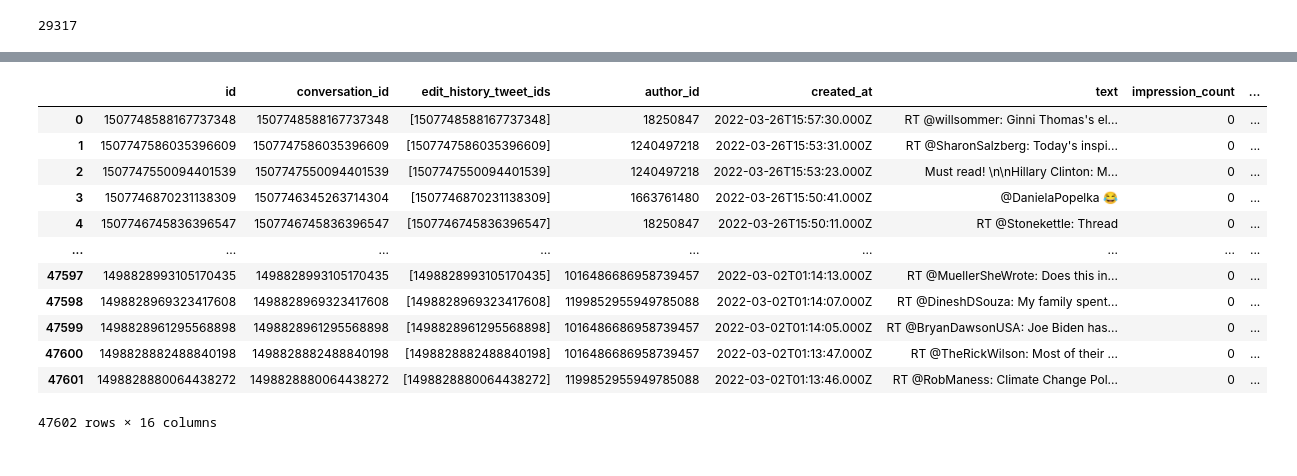
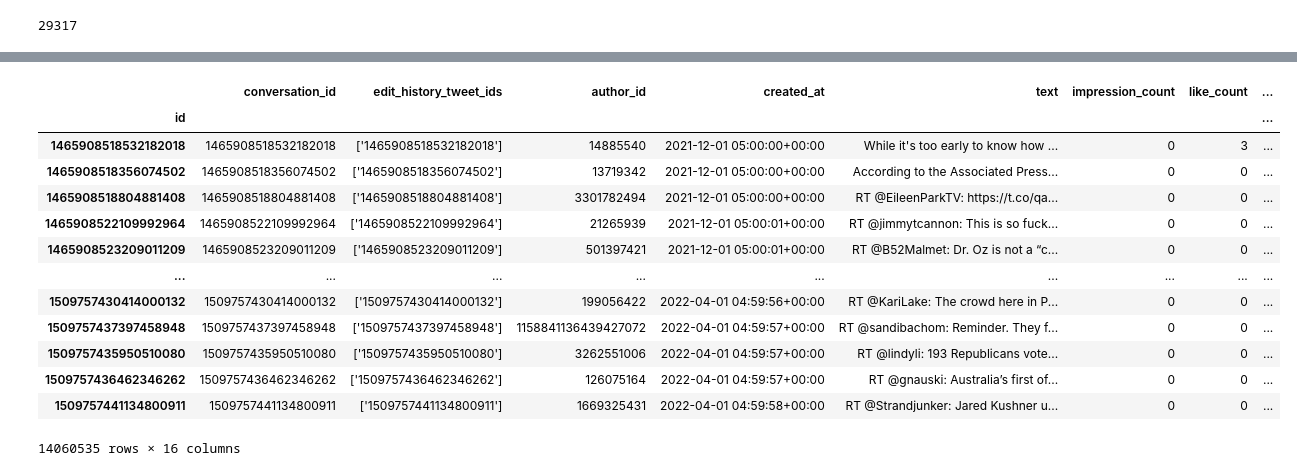
Before and after one commit to deamonpog/osninf, a Jupyter notebook: Preprocess_Tweet_Texts.ipynb, the cells around one changed output, grey strips where cells are left out. Drawn from its saved outputs; the diff is of its cells as text; code cells hidden in the pictures.

```diff
--- a/Preprocess_Tweet_Texts.ipynb
+++ b/Preprocess_Tweet_Texts.ipynb
@@ -84,7 +69,8 @@ s3fs = s3fs.S3FileSystem(anon=False)
 # %%
 english_stop_words = set(stopwords.words('english'))
 # %%
-data_files = [f"s3://{file_path}" for file_path in s3fs.glob("s3://mips-main-tests/chathura_tests/cache2/*cache*.json.gzip")]
+data_files = glob.glob("./cache2_data/*cache*.json.gzip")
+data_files.sort()
 len(data_files)
 # %% [output]
 29317
@@ -143,0 +118,17 @@ all_data[0]
+# %%
+def read_tweets_and_places(in_data_files):
+    all_tweets = []
+    all_places = []
+    for data_file in in_data_files:
+        tweets, places = read_local_text_data_filtered(data_file)
+        if tweets is not None:
+            all_tweets.extend(tweets)
+        else:
+            print(f"Tweets is None for {data_file}")
+        if places is not None:
+            all_places.extend(places)
+    place_dict = {place["id"]: place["full_name"] for place in all_places}
+    return all_tweets, place_dict
+# %%
+%%time
+tweets, places = read_tweets_and_places(data_files)
@@ -209,6 +205,7 @@ column_names = ['id',
                 'replied_to',
                 'retweeted',
                 'in_reply_to_user_id',
+                'geo',
                 'mentions']
 def get_columns(tweet_json):
     quoted = []
@@ -239,12 +236,19 @@ def get_columns(tweet_json):
         str(replied_to),
         str(retweeted),
         Maybe(tweet_json).field("in_reply_to_user_id").value(),
-        # tweet_json["geo"] # we dont take this field at the moment
+        Maybe(places).field( Maybe(tweet_json).field("geo").field("place_id").value() ).value(),
         Maybe(tweet_json).field("entities").field("mentions").array(lambda m: m["id"], str),
         # Maybe(tweet_json).field("attachments") # we dont take this field at the moment
     ]
     return columns_values
 # %%
-df = pd.DataFrame([get_columns(d) for d in all_data], columns=column_names)
-df
+%%time
+tdf = pd.DataFrame([get_columns(tw) for tw in tweets],  columns=column_names, dtype=str)
+print(tdf.shape)
+tdf.drop_duplicates(subset="id", inplace=True)
+print(tdf.shape)
+tdf.set_index("id", inplace=True)
+tdf["created_at"] = tdf["created_at"].apply(lambda x: datetime.datetime.strptime(x, "%Y-%m-%dT%H:%M:%S.%f%z"))
+tdf.sort_values("created_at", inplace=True)
+tdf
 # %% [output]
@@ -251,13 +259,14 @@ df
-|  | id | conversation_id | edit_history_tweet_ids | author_id | created_at | text | impression_count | ... |
-| 0 | 1507748588167737348 | 1507748588167737348 | [1507748588167737348] | 18250847 | 2022-03-26T15:57:30.000Z | RT @willsommer: Ginni Thomas's el... | 0 | ... |
-| 1 | 1507747586035396609 | 1507747586035396609 | [1507747586035396609] | 1240497218 | 2022-03-26T15:53:31.000Z | RT @SharonSalzberg: Today's inspi... | 0 | ... |
-| 2 | 1507747550094401539 | 1507747550094401539 | [1507747550094401539] | 1240497218 | 2022-03-26T15:53:23.000Z | Must read! \n\nHillary Clinton: M... | 0 | ... |
-| 3 | 1507746870231138309 | 1507746345263714304 | [1507746870231138309] | 1663761480 | 2022-03-26T15:50:41.000Z | @DanielaPopelka 😂 | 0 | ... |
-| 4 | 1507746745836396547 | 1507746745836396547 | [1507746745836396547] | 18250847 | 2022-03-26T15:50:11.000Z | RT @Stonekettle: Thread | 0 | ... |
+|  | conversation_id | edit_history_tweet_ids | author_id | created_at | text | impression_count | like_count | ... |
+| id |  |  |  |  |  |  |  | ... |
+| 1465908518532182018 | 1465908518532182018 | ['1465908518532182018'] | 14885540 | 2021-12-01 05:00:00+00:00 | While it's too early to know how ... | 0 | 3 | ... |
+| 1465908518356074502 | 1465908518356074502 | ['1465908518356074502'] | 13719342 | 2021-12-01 05:00:00+00:00 | According to the Associated Press... | 0 | 0 | ... |
+| 1465908518804881408 | 1465908518804881408 | ['1465908518804881408'] | 3301782494 | 2021-12-01 05:00:00+00:00 | RT @EileenParkTV: https://t.co/qa... | 0 | 0 | ... |
+| 1465908522109992964 | 1465908522109992964 | ['1465908522109992964'] | 21265939 | 2021-12-01 05:00:01+00:00 | RT @jimmytcannon: This is so fuck... | 0 | 0 | ... |
+| 1465908523209011209 | 1465908523209011209 | ['1465908523209011209'] | 501397421 | 2021-12-01 05:00:01+00:00 | RT @B52Malmet: Dr. Oz is not a “c... | 0 | 0 | ... |
 | ... | ... | ... | ... | ... | ... | ... | ... | ... |
-| 47597 | 1498828993105170435 | 1498828993105170435 | [1498828993105170435] | 1016486686958739457 | 2022-03-02T01:14:13.000Z | RT @MuellerSheWrote: Does this in... | 0 | ... |
-| 47598 | 1498828969323417608 | 1498828969323417608 | [1498828969323417608] | 1199852955949785088 | 2022-03-02T01:14:07.000Z | RT @DineshDSouza: My family spent... | 0 | ... |
-| 47599 | 1498828961295568898 | 1498828961295568898 | [1498828961295568898] | 1016486686958739457 | 2022-03-02T01:14:05.000Z | RT @BryanDawsonUSA: Joe Biden has... | 0 | ... |
-| 47600 | 1498828882488840198 | 1498828882488840198 | [1498828882488840198] | 1016486686958739457 | 2022-03-02T01:13:47.000Z | RT @TheRickWilson: Most of their ... | 0 | ... |
-| 47601 | 1498828880064438272 | 1498828880064438272 | [1498828880064438272] | 1199852955949785088 | 2022-03-02T01:13:46.000Z | RT @RobManess: Climate Change Pol... | 0 | ... |
+| 1509757430414000132 | 1509757430414000132 | ['1509757430414000132'] | 199056422 | 2022-04-01 04:59:56+00:00 | RT @KariLake: The crowd here in P... | 0 | 0 | ... |
+| 1509757437397458948 | 1509757437397458948 | ['1509757437397458948'] | 1158841136439427072 | 2022-04-01 04:59:57+00:00 | RT @sandibachom: Reminder. They f... | 0 | 0 | ... |
+| 1509757435950510080 | 1509757435950510080 | ['1509757435950510080'] | 3262551006 | 2022-04-01 04:59:57+00:00 | RT @lindyli: 193 Republicans vote... | 0 | 0 | ... |
+| 1509757436462346262 | 1509757436462346262 | ['1509757436462346262'] | 126075164 | 2022-04-01 04:59:57+00:00 | RT @gnauski: Australia’s first of... | 0 | 0 | ... |
+| 1509757441134800911 | 1509757441134800911 | ['1509757441134800911'] | 1669325431 | 2022-04-01 04:59:58+00:00 | RT @Strandjunker: Jared Kushner u... | 0 | 0 | ... |
-47602 rows × 16 columns
+14060535 rows × 16 columns
```
Also changed, not shown: parts of 52 cells of this notebook.
